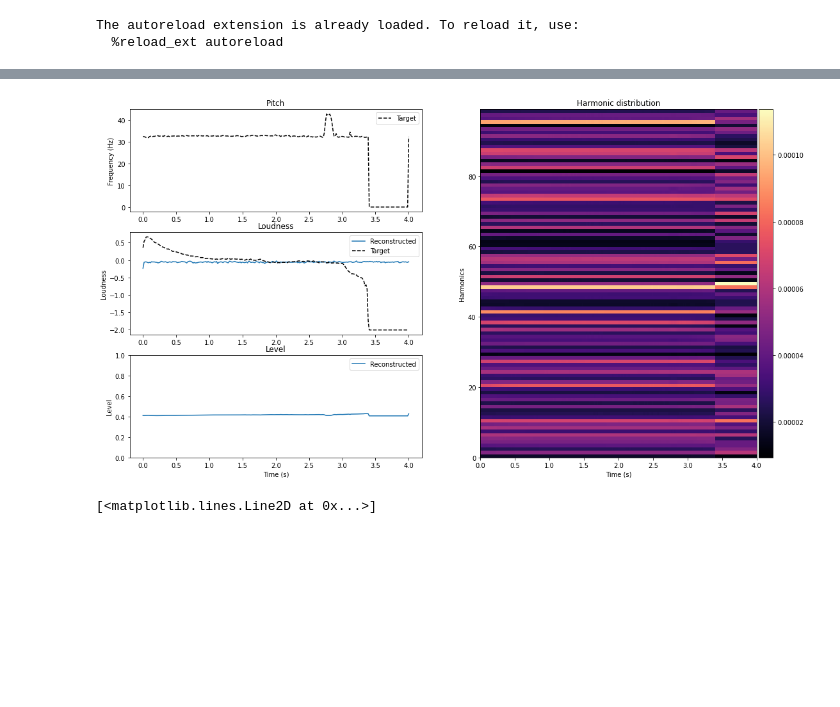
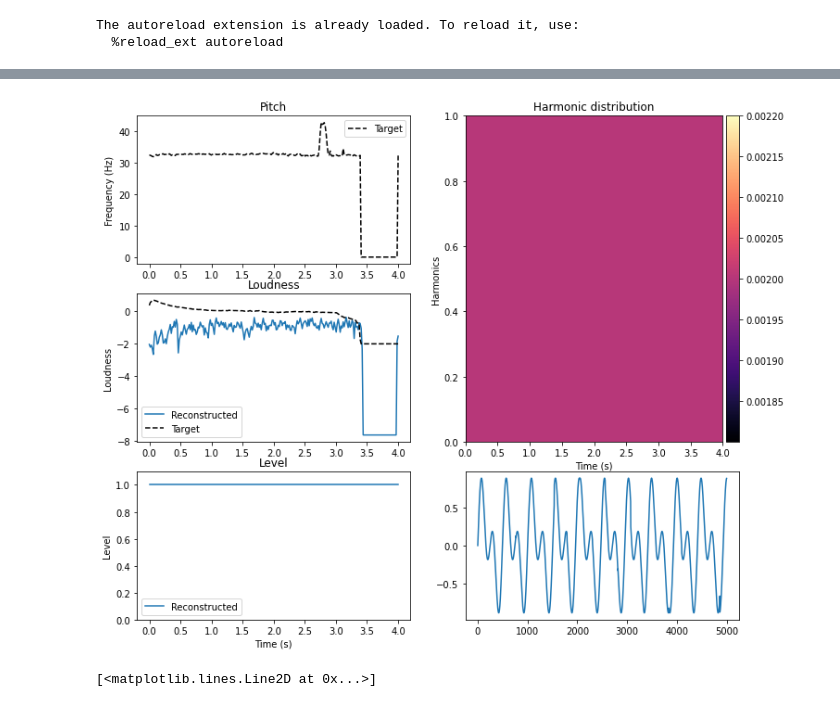
Before and after one commit to nabsara/deep-eurorack-control, a Jupyter notebook: notebooks/Untitled.ipynb, the cells around one changed output, grey strips where cells are left out. Drawn from its saved outputs; the diff is of its cells as text; code cells hidden in the pictures; blank space fills up the shorter version.

Commit message:
modified helpers ddsp

```diff
--- a/notebooks/Untitled.ipynb
+++ b/notebooks/Untitled.ipynb
@@ -28,14 +29,25 @@ from deep_eurorack_control.models.ddsp.decoder import Decoder
 from torch.utils.data import DataLoader
 from deep_eurorack_control.datasets.ddsp import  NSynth_ddsp
 from deep_eurorack_control.models.ddsp.ops import *
-
+from deep_eurorack_control.helpers.ddsp import *
 dataset = NSynth_ddsp(dataset_dir)
 data_loader = DataLoader(dataset, batch_size=4, shuffle=False)
-mini_batch = next(iter(data_loader))
-decoder = Decoder(101,65,n_hidden=512)
+decoder = Decoder(5,65,n_hidden=512)
 # %%
+mini_batch = next(iter(data_loader))
+
 pitch = mini_batch[0]
 loud = mini_batch[1]
 
 harmonics,filters = decoder(pitch,loud)
+harmonics = torch.ones_like(harmonics)
+filters=torch.zeros_like(filters)
 signal_out = generate_signal(pitch,harmonics,filters,frame_size,sr)
+# %%
+pitchp = pitch[0]
+loudp = loud[0]
+signalp = signal_out[0].detach().numpy()
+
+loud_out = get_loudness(signalp,sr,frame_size,n_fft=1024)
+harmonicsp = harmonics[0].detach().numpy()*np.arange(0,harmonics[0].shape[-1])[None,:]
+filtersp = filters[0].detach().numpy()
@@ -41,0 +73,3 @@ signal_out = generate_signal(pitch,harmonics,filters,frame_size,sr)
+# %%
+harmonics = harmonics*torch.arange(0,harmonics.shape[-1])[None,None,:]
+harmonicsup =upsample(harmonics,2*64000)[0].detach().numpy()
@@ -54,9 +104,5 @@ NameError: name 'harmonics_mag' is not defined
 # %%
-pitchp = pitch[0]
-loudp = loud[0]
-signalp = signal_out[0].detach().numpy()
-loud_out = get_loudness(signalp,sr,frame_size,n_fft=1024)
-harmonicsp = harmonics[0].detach().numpy()
+
 
 def plot_metrics(pitch,loud,signal,loud_out,harmonics):
 
@@ -64,43 +110,45 @@ def plot_metrics(pitch,loud,signal,loud_out,harmonics):
     harmonics_mag = harmonics[:,1:]/np.sum(harmonics[:,1:])
 
     fig = plt.figure(figsize=(18,10))
-    spec = fig.add_gridspec(3,2)
+    spec = fig.add_gridspec(3,3)
     ax_pitch = fig.add_subplot(spec[0, 0])
     ax_loud = fig.add_subplot(spec[1, 0])
     ax_level = fig.add_subplot(spec[2, 0])
-    ax_harm = fig.add_subplot(spec[:, 1])
-
+    ax_harm = fig.add_subplot(spec[:2, 1])
+    ax_wave = fig.add_subplot(spec[2, 1])
 
     times = np.linspace(0,pitch.shape[0]*frame_size/sr,pitch.shape[0])
     ax_pitch.plot(times,pitch,color='k',linestyle='--',label='Target')
 
     ax_loud.plot(times,loud_out,label='Reconstructed')
     ax_loud.plot(times,loud,color='k',linestyle='--',label='Target')
 
     ax_level.plot(times,level,label='Reconstructed')
+
+    ax_wave.plot(signal[:5000])
 
     ax_loud.set_title('Loudness')
     ax_loud.set_ylabel('Loudness')
     ax_loud.legend()
 
 
     ax_pitch.set_title('Pitch')
     ax_pitch.set_ylabel('Frequency (Hz)')
     ax_pitch.legend()
 
     ax_level.set_title('Level')
     ax_level.set_ylabel('Level')
     ax_level.set_xlabel('Time (s)')
-    ax_level.set_ylim(0,1)
+    ax_level.set_ylim(0,1.1)
     ax_level.legend()
 
 
     plot_harmonics(harmonics_mag,ax_harm,fig,times)
 
 
 plot_metrics(pitchp,loudp,signalp,loud_out,harmonicsp)
 # %% [output]
-[figure, old version]
+[figure, new version]
 # %%
 def plot_harmonics(harmonics,ax=None,fig=None,times=None):
     def add_colorbar(fig, ax, im):
```
Also changed, not shown: parts of 10 cells of this notebook, 4 other files.
